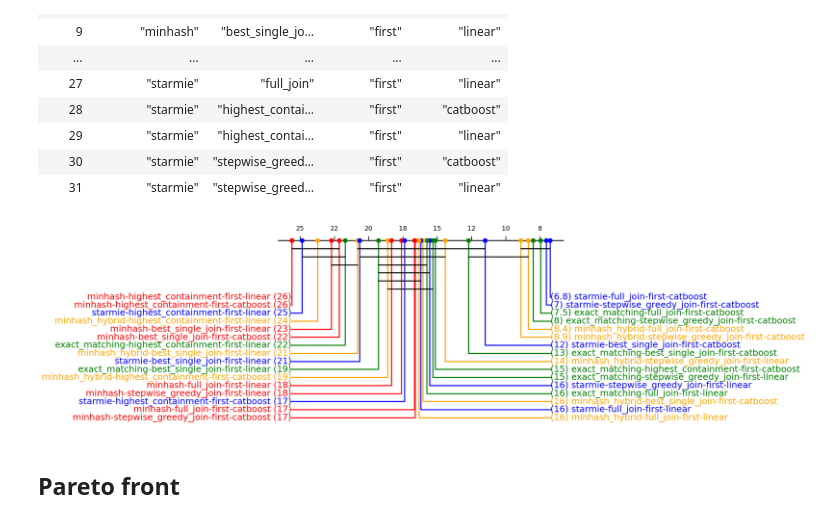
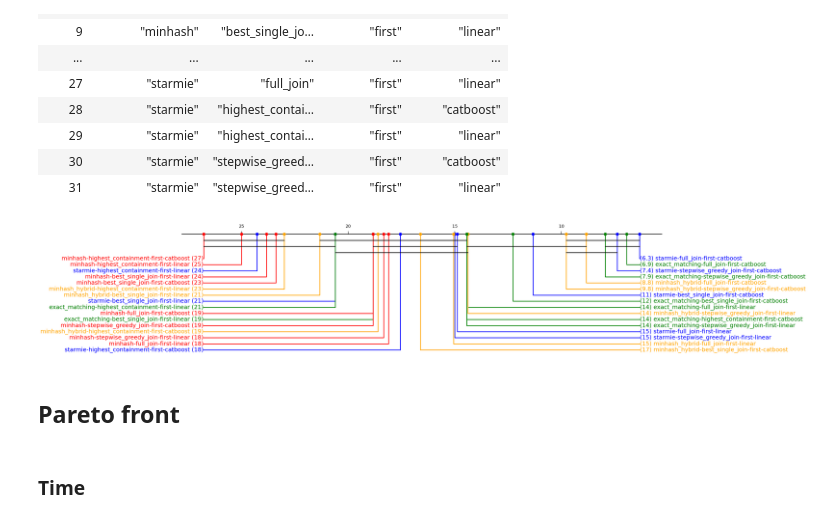
Before and after one commit to rcap107/retrieve-merge-predict, a Jupyter notebook: notebooks/Additional plots.ipynb, the cells around one changed output. Saved outputs shown, nothing was run; the diff lists cells and outputs as text; code cells hidden in the pictures.

Commit message:
Updated plotting notebook

```diff
--- a/notebooks/Additional plots.ipynb
+++ b/notebooks/Additional plots.ipynb
@@ -131,13 +131,19 @@ colors = {
 }
 color_props = {k: colors[k.split("-")[0]] for k in dd}
 # %%
+fig, ax = plt.subplots(1,1, squeeze=True, )
 _ = critical_difference_diagram(dd, p_values, color_palette=color_props, ascending=False)
-plt.savefig("images/crit_diff_plot.png")
-plt.savefig("images/crit_diff_plot.pdf")
+fig.subplots_adjust(left=0, right=2)
+fig.savefig("images/crit_diff_plot.png", bbox_inches="tight",
+            # pad_inches=0.1
+            )
+fig.savefig("images/crit_diff_plot.pdf", bbox_inches="tight",)
 # %% [output]
-[figure, old version]
+[figure, new version]
 # %% [markdown]
 ## Pareto front
+# %% [markdown]
+### Time
 # %%
 res = df.group_by(keys).agg(pl.mean("time_run"), pl.mean("y"))
 res = res.with_columns(time_run_scaled = pl.col("time_run")/pl.col("time_run").max())
```
Also changed, not shown: parts of 7 cells of this notebook.
